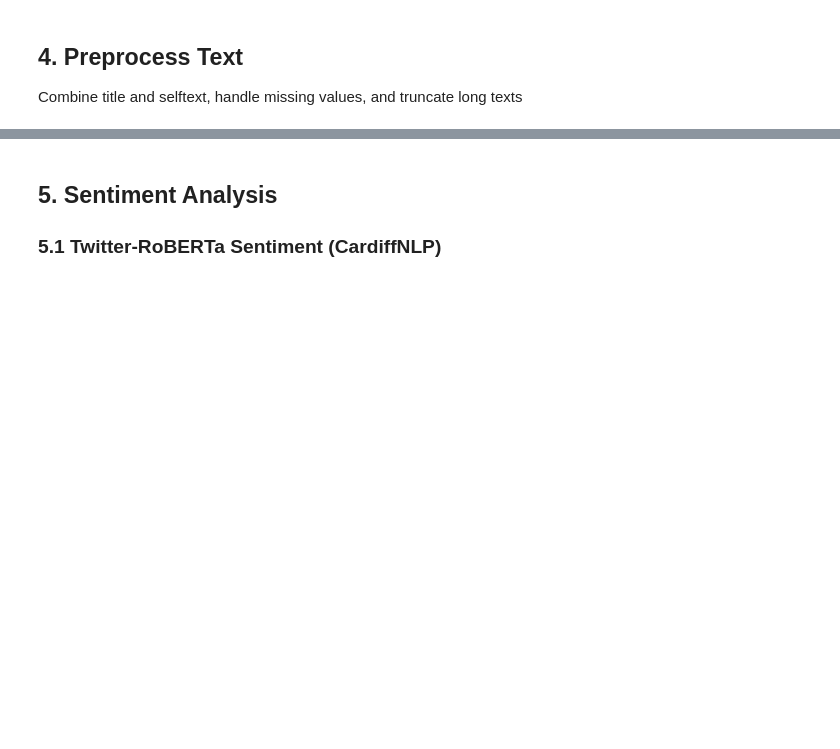
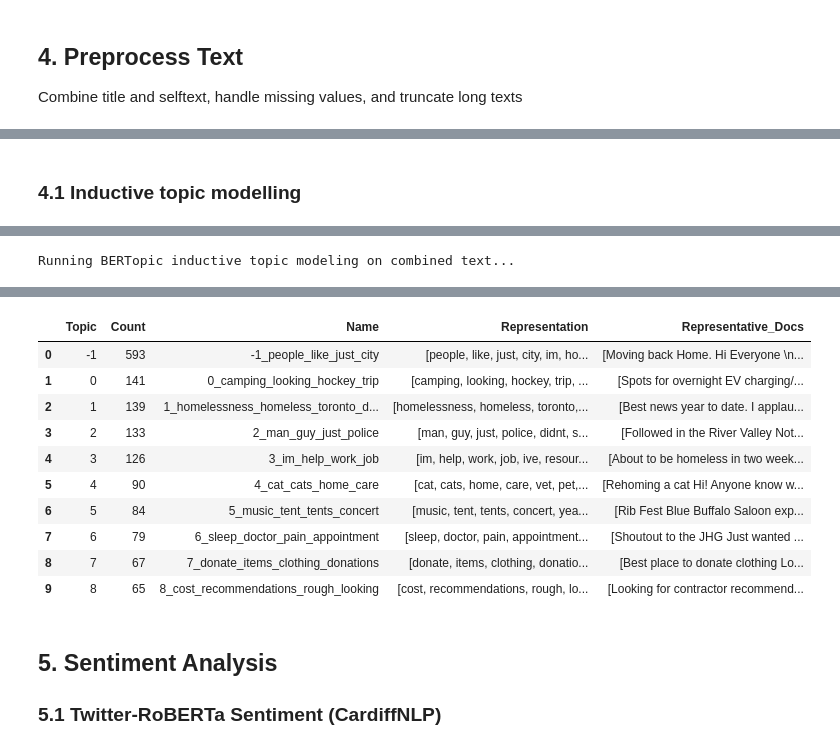
Before and after one commit to KayO-GH/Homeless_Sentiment, a Jupyter notebook: sentiment_emotion_pipeline.ipynb, the cells around one changed output, grey strips where cells are left out. Saved outputs shown, nothing was run; the diff lists cells and outputs as text; code cells hidden in the pictures; blank space fills up the shorter version.

Commit message:
Included topic modeling with BERTopic

```diff
--- a/sentiment_emotion_pipeline.ipynb
+++ b/sentiment_emotion_pipeline.ipynb
@@ -89,3 +92,52 @@ Preprocessed 2227 posts
 
 Sample text:
 Experts and activists warn Toronto’s encampment crackdown masks a deeper housing crisis
+# %% [markdown]
+### 4.1 Inductive topic modelling
+# %%
+# Inductive topic modeling with BERTopic
+print("Running BERTopic inductive topic modeling on combined text...")
+
+# Configure custom stop words and vectorizer to reduce stop words in topics
+custom_stop_words = sorted(
+    set(sklearn_text.ENGLISH_STOP_WORDS).union({
+        "amp", "https", "reddit"
+    })
+)
+vectorizer_model = CountVectorizer(
+    stop_words=custom_stop_words,
+    ngram_range=(1, 2),
+    min_df=3
+)
+
+topic_model = BERTopic(
+    language="english",
+    calculate_probabilities=True,
+    verbose=True,
+    vectorizer_model=vectorizer_model,
+    low_memory=True
+)
+topics, probabilities = topic_model.fit_transform(df['combined_text'].tolist())
+
+df['topic_id'] = topics
+if probabilities is not None:
+    prob_array = np.array(probabilities)
+    if prob_array.ndim > 1:
+        df['topic_probability'] = prob_array.max(axis=1)
+    else:
+        df['topic_probability'] = prob_array
+else:
+    df['topic_probability'] = np.nan
+
+def format_topic_keywords(topic_id, top_n=5):
+    if topic_id == -1:
+        return "Outlier"
+    topic = topic_model.get_topic(topic_id)
+    if not topic:
+        return "Outlier"
+    return ", ".join(word for word, _ in topic[:top_n])
+
+df['topic_keywords'] = df['topic_id'].apply(format_topic_keywords)
+topic_overview = topic_model.get_topic_info()
+topic_overview.head(10)
+# %% [output]
@@ -91,0 +145 @@ Experts and activists warn Toronto’s encampment crackdown masks a deeper housi
+Running BERTopic inductive topic modeling on combined text...
@@ -91,0 +153,11 @@ Experts and activists warn Toronto’s encampment crackdown masks a deeper housi
+|  | Topic | Count | Name | Representation | Representative_Docs |
+| 0 | -1 | 593 | -1_people_like_just_city | [people, like, just, city, im, ho... | [Moving back Home. Hi Everyone \n... |
+| 1 | 0 | 141 | 0_camping_looking_hockey_trip | [camping, looking, hockey, trip, ... | [Spots for overnight EV charging/... |
+| 2 | 1 | 139 | 1_homelessness_homeless_toronto_d... | [homelessness, homeless, toronto,... | [Best news year to date. I applau... |
+| 3 | 2 | 133 | 2_man_guy_just_police | [man, guy, just, police, didnt, s... | [Followed in the River Valley Not... |
+| 4 | 3 | 126 | 3_im_help_work_job | [im, help, work, job, ive, resour... | [About to be homeless in two week... |
+| 5 | 4 | 90 | 4_cat_cats_home_care | [cat, cats, home, care, vet, pet,... | [Rehoming a cat Hi! Anyone know w... |
+| 6 | 5 | 84 | 5_music_tent_tents_concert | [music, tent, tents, concert, yea... | [Rib Fest Blue Buffalo Saloon exp... |
+| 7 | 6 | 79 | 6_sleep_doctor_pain_appointment | [sleep, doctor, pain, appointment... | [Shoutout to the JHG Just wanted ... |
+| 8 | 7 | 67 | 7_donate_items_clothing_donations | [donate, items, clothing, donatio... | [Best place to donate clothing Lo... |
+| 9 | 8 | 65 | 8_cost_recommendations_rough_looking | [cost, recommendations, rough, lo... | [Looking for contractor recommend... |
```
Also changed, not shown: parts of 21 cells of this notebook, 3 other files.
